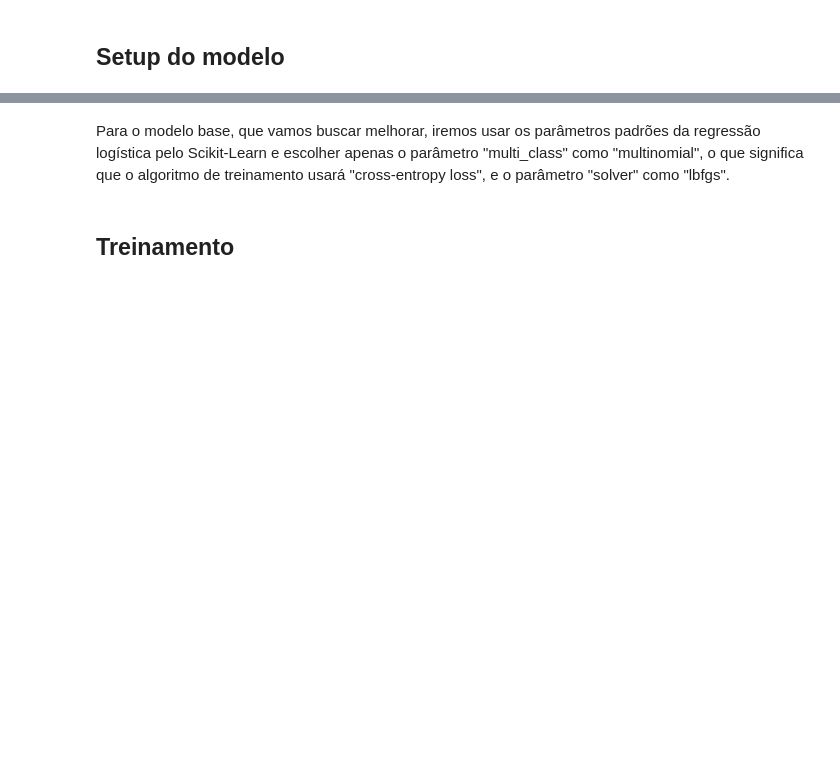
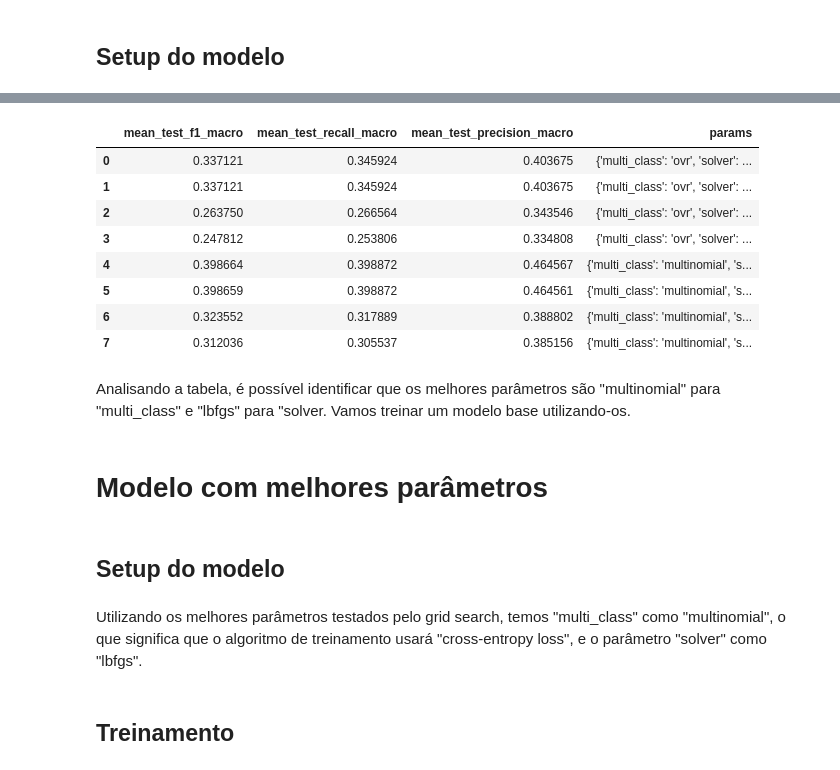
Before and after one commit to bruhenri12/Projeto-AM-2022-2, a Jupyter notebook: codigos/ProjetoAM_Reg_Log.ipynb, the cells around one changed output, grey strips where cells are left out. Saved outputs shown, nothing was run; the diff lists cells and outputs as text; code cells hidden in the pictures; blank space fills up the shorter version.

Commit message:
Added grid_search

```diff
--- a/codigos/ProjetoAM_Reg_Log.ipynb
+++ b/codigos/ProjetoAM_Reg_Log.ipynb
@@ -68,0 +126,6 @@ import matplotlib.pyplot as plt
+# %%
+from sklearn.model_selection import GridSearchCV
+parameters = {'multi_class': ["ovr", "multinomial"], 'solver': ['lbfgs', 'newton-cg', 'sag', 'saga']}
+log_reg = LogisticRegression(max_iter=1000, random_state=SEED)
+log_reg_cv = GridSearchCV(estimator=log_reg, param_grid=parameters, cv=5, n_jobs=-1, scoring=['precision_macro','recall_macro','f1_macro'], refit=False)
+log_reg_cv.fit(X_train, y_train)
@@ -69,3 +140,22 @@ import matplotlib.pyplot as plt
+# %%
+results_df = pd.DataFrame(log_reg_cv.cv_results_)
+results_df[['mean_test_f1_macro','mean_test_recall_macro','mean_test_precision_macro', 'params']]
+# %% [output]
+|  | mean_test_f1_macro | mean_test_recall_macro | mean_test_precision_macro | params |
+| 0 | 0.337121 | 0.345924 | 0.403675 | {'multi_class': 'ovr', 'solver': ... |
+| 1 | 0.337121 | 0.345924 | 0.403675 | {'multi_class': 'ovr', 'solver': ... |
+| 2 | 0.263750 | 0.266564 | 0.343546 | {'multi_class': 'ovr', 'solver': ... |
+| 3 | 0.247812 | 0.253806 | 0.334808 | {'multi_class': 'ovr', 'solver': ... |
+| 4 | 0.398664 | 0.398872 | 0.464567 | {'multi_class': 'multinomial', 's... |
+| 5 | 0.398659 | 0.398872 | 0.464561 | {'multi_class': 'multinomial', 's... |
+| 6 | 0.323552 | 0.317889 | 0.388802 | {'multi_class': 'multinomial', 's... |
+| 7 | 0.312036 | 0.305537 | 0.385156 | {'multi_class': 'multinomial', 's... |
+# %% [markdown]
+Analisando a tabela, é possível identificar que os melhores parâmetros são "multinomial" para "multi_class" e "lbfgs" para "solver. Vamos treinar um modelo base utilizando-os.
+# %% [markdown]
+# Modelo com melhores parâmetros
+# %% [markdown]
+## Setup do modelo
 # %% [markdown]
-Para o modelo base, que vamos buscar melhorar, iremos usar os parâmetros padrões da regressão logística pelo Scikit-Learn e escolher apenas o parâmetro "multi_class" como "multinomial", o que significa que o algoritmo de treinamento usará "cross-entropy loss", e o parâmetro "solver" como "lbfgs".
+Utilizando os melhores parâmetros testados pelo grid search, temos "multi_class" como "multinomial", o que significa que o algoritmo de treinamento usará "cross-entropy loss", e o parâmetro "solver" como "lbfgs".
 # %%
```
Also changed, not shown: parts of 47 cells of this notebook.
